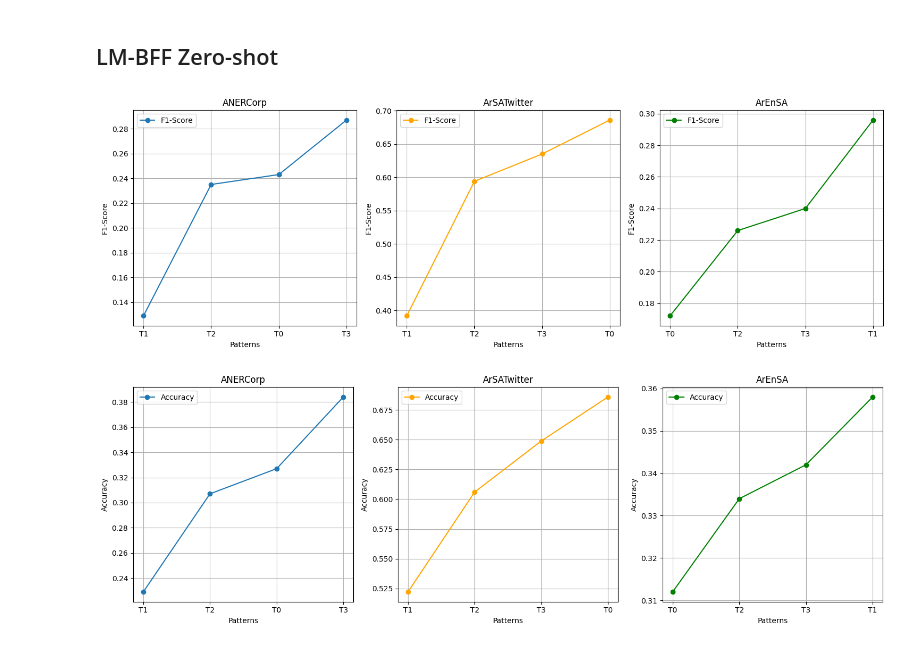
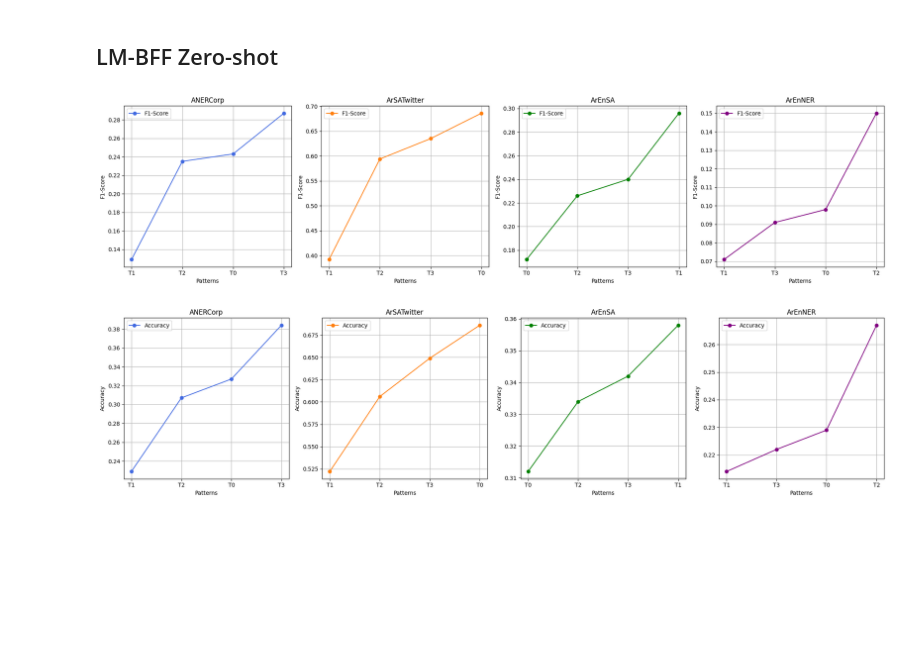
Before and after one commit to moeyad7/Thesis_Data, a Jupyter notebook: thesis-plots.ipynb, the cells around one changed output. Drawn from its saved outputs; the diff is of its cells as text; code cells hidden in the pictures; blank space fills up the shorter version.

```diff
--- a/thesis-plots.ipynb
+++ b/thesis-plots.ipynb
@@ -1415,7 +1463,7 @@ import matplotlib.pyplot as plt
 ANERCorp_F1 = [0.243,0.129,0.235,0.287]
 ArSATwitter_F1 = [0.686,0.392,0.594,0.635]
 ArEnSA_F1 = [0.172,0.296,0.226,0.240]
-
+ArEnNER_F1 = [0.098,0.071,0.150,0.091]
 
 patterns = ["T0", "T1", "T2", "T3"]
 
@@ -1423,63 +1471,81 @@ patterns = ["T0", "T1", "T2", "T3"]
 ANERCorp_sorted_indices = list(zip(ANERCorp_F1, patterns))
 ArSATwitter_indices = list(zip(ArSATwitter_F1, patterns))
 ArEnSA_indices = list(zip(ArEnSA_F1, patterns))
+ArEnNER_indices = list(zip(ArEnNER_F1, patterns))
+
 
 
 sorted_ANERCorp = sorted(ANERCorp_sorted_indices, key=lambda tup: tup[0])
 sorted_ArSATwitter = sorted(ArSATwitter_indices, key=lambda tup: tup[0])
 sorted_ArEnSA = sorted(ArEnSA_indices, key=lambda tup: tup[0])
+sorted_ArEnNER = sorted(ArEnNER_indices, key=lambda tup: tup[0])
+
 
 
 ANERCorp_F1_sorted, ANERCorp_patterns_sorted = zip(*sorted_ANERCorp)
 ArSATwitter_F1_sorted, ArSATwitter_patterns_sorted = zip(*sorted_ArSATwitter)
-ArEnSA_F1_sorted, ArEnSA__patterns_sorted = zip(*sorted_ArEnSA)
+ArEnSA_F1_sorted, ArEnSA_patterns_sorted = zip(*sorted_ArEnSA)
+ArEnNER_F1_sorted, ArEnNER_patterns_sorted = zip(*sorted_ArEnNER)
+
 
 # Create subplots for each dataset
-plt.figure(figsize=(15, 5))
+plt.figure(figsize=(20, 5))
 
 # Subplot for ANERCorp_F1
-plt.subplot(1, 3, 1)
-plt.plot(range(len(ANERCorp_patterns_sorted)), ANERCorp_F1_sorted,marker='o', label='F1-Score')
+plt.subplot(1, 4, 1)
+plt.plot(range(len(ANERCorp_patterns_sorted)), ANERCorp_F1_sorted,marker='o', label='F1-Score',c='royalblue')
 plt.title('ANERCorp')
 plt.xlabel('Patterns')
 plt.ylabel('F1-Score')
 plt.xticks(range(len(ANERCorp_patterns_sorted)), ANERCorp_patterns_sorted)
 plt.legend()
 plt.grid(True)
 
 # Subplot for ArSATwitter_F1
-plt.subplot(1, 3, 2)
+plt.subplot(1, 4, 2)
 plt.plot(range(len(ArSATwitter_patterns_sorted)), ArSATwitter_F1_sorted, label='F1-Score',marker='o',c='#FF7F0E')
 plt.title('ArSATwitter')
 plt.xlabel('Patterns')
 plt.ylabel('F1-Score')
 plt.xticks(range(len(ArSATwitter_patterns_sorted)), ArSATwitter_patterns_sorted)
 plt.legend()
 plt.grid(True)
 
 # Subplot for ArEnSA_F1
-plt.subplot(1, 3, 3)
-plt.plot(range(len(ArEnSA__patterns_sorted)), ArEnSA_F1_sorted, label='F1-Score',marker='o',c='green')
+plt.subplot(1, 4, 3)
+plt.plot(range(len(ArEnSA_patterns_sorted)), ArEnSA_F1_sorted, label='F1-Score',marker='o',c='green')
 plt.title('ArEnSA')
 plt.xlabel('Patterns')
 plt.ylabel('F1-Score')
-plt.xticks(range(len(ArEnSA__patterns_sorted)), ArEnSA__patterns_sorted)
+plt.xticks(range(len(ArEnSA_patterns_sorted)), ArEnSA_patterns_sorted)
+plt.legend()
+plt.grid(True)
+
+
+# Subplot for ArEnNER_F1
+plt.subplot(1, 4, 4)
+plt.plot(range(len(ArEnNER_patterns_sorted)), ArEnNER_F1_sorted, label='F1-Score',marker='o',c='purple')
+plt.title('ArEnNER')
+plt.xlabel('Patterns')
+plt.ylabel('F1-Score')
+plt.xticks(range(len(ArEnNER_patterns_sorted)), ArEnNER_patterns_sorted)
 plt.legend()
 plt.grid(True)
 
 # Adjust layout to prevent overlapping
 plt.tight_layout()
 
 # Show the plots
 plt.show()
 # %% [output]
-[figure, old version]
+[figure, new version]
 # %%
 import matplotlib.pyplot as plt
 
 ANERCorp_Acc = [0.327,0.229,0.307,0.384]
 ArSATwitter_Acc = [0.686,0.522,0.606,0.649]
 ArEnSA_Acc = [0.312,0.358,0.334,0.342]
+ArEnNER_Acc = [0.229,0.214,0.267,0.222]
 
 patterns = ["T0", "T1", "T2", "T3"]
 
@@ -1487,23 +1553,26 @@ patterns = ["T0", "T1", "T2", "T3"]
 ANERCorp_sorted_indices = list(zip(ANERCorp_Acc, patterns))
 ArSATwitter_indices = list(zip(ArSATwitter_Acc, patterns))
 ArEnSA_indices = list(zip(ArEnSA_Acc, patterns))
+ArEnNER_indices = list(zip(ArEnNER_Acc, patterns))
 
 
 sorted_ANERCorp = sorted(ANERCorp_sorted_indices, key=lambda tup: tup[0])
 sorted_ArSATwitter = sorted(ArSATwitter_indices, key=lambda tup: tup[0])
 sorted_ArEnSA = sorted(ArEnSA_indices, key=lambda tup: tup[0])
+sorted_ArEnNER = sorted(ArEnNER_indices, key=lambda tup: tup[0])
 
 
 ANERCorp_Acc_sorted, ANERCorp_patterns_sorted = zip(*sorted_ANERCorp)
 ArSATwitter_Acc_sorted, ArSATwitter_patterns_sorted = zip(*sorted_ArSATwitter)
-ArEnSA_Acc_sorted, ArEnSA__patterns_sorted = zip(*sorted_ArEnSA)
+ArEnSA_Acc_sorted, ArEnSA_patterns_sorted = zip(*sorted_ArEnSA)
+ArEnNER_Acc_sorted, ArEnNER_patterns_sorted = zip(*sorted_ArEnNER)
 
 # Create subplots for each dataset
-plt.figure(figsize=(15, 5))
+plt.figure(figsize=(20, 5))
 
 # Subplot for ANERCorp_Acc
-plt.subplot(1, 3, 1)
-plt.plot(range(len(ANERCorp_patterns_sorted)), ANERCorp_Acc_sorted,marker='o', label='Accuracy')
+plt.subplot(1, 4, 1)
+plt.plot(range(len(ANERCorp_patterns_sorted)), ANERCorp_Acc_sorted,marker='o', label='Accuracy',c='royalblue')
 plt.title('ANERCorp')
 plt.xlabel('Patterns')
 plt.ylabel('Accuracy')
@@ -1512,7 +1581,7 @@ plt.legend()
 plt.grid(True)
 
 # Subplot for ArSATwitter_Acc
-plt.subplot(1, 3, 2)
+plt.subplot(1, 4, 2)
 plt.plot(range(len(ArSATwitter_patterns_sorted)), ArSATwitter_Acc_sorted,marker='o', label='Accuracy',c='#FF7F0E')
 plt.title('ArSATwitter')
 plt.xlabel('Patterns')
@@ -1522,12 +1591,23 @@ plt.legend()
 plt.grid(True)
 
 # Subplot for ArEnSA_Acc
-plt.subplot(1, 3, 3)
-plt.plot(range(len(ArEnSA__patterns_sorted)), ArEnSA_Acc_sorted,marker='o', label='Accuracy',c='green')
+plt.subplot(1, 4, 3)
+plt.plot(range(len(ArEnSA_patterns_sorted)), ArEnSA_Acc_sorted,marker='o', label='Accuracy',c='green')
 plt.title('ArEnSA')
 plt.xlabel('Patterns')
 plt.ylabel('Accuracy')
-plt.xticks(range(len(ArEnSA__patterns_sorted)), ArEnSA__patterns_sorted)
+plt.xticks(range(len(ArEnSA_patterns_sorted)), ArEnSA_patterns_sorted)
+plt.legend()
+plt.grid(True)
+
+
+# Subplot for ArEnNER_Acc
+plt.subplot(1, 4, 4)
+plt.plot(range(len(ArEnNER_patterns_sorted)), ArEnNER_Acc_sorted,marker='o', label='Accuracy',c='purple')
+plt.title('ArEnNER')
+plt.xlabel('Patterns')
+plt.ylabel('Accuracy')
+plt.xticks(range(len(ArEnNER_patterns_sorted)), ArEnNER_patterns_sorted)
 plt.legend()
 plt.grid(True)
 
@@ -1537,4 +1617,4 @@ plt.tight_layout()
 # Show the plots
 plt.show()
 # %% [output]
-[figure, old version]
+[figure, new version]
```
Also changed, not shown: parts of 12 cells of this notebook.
